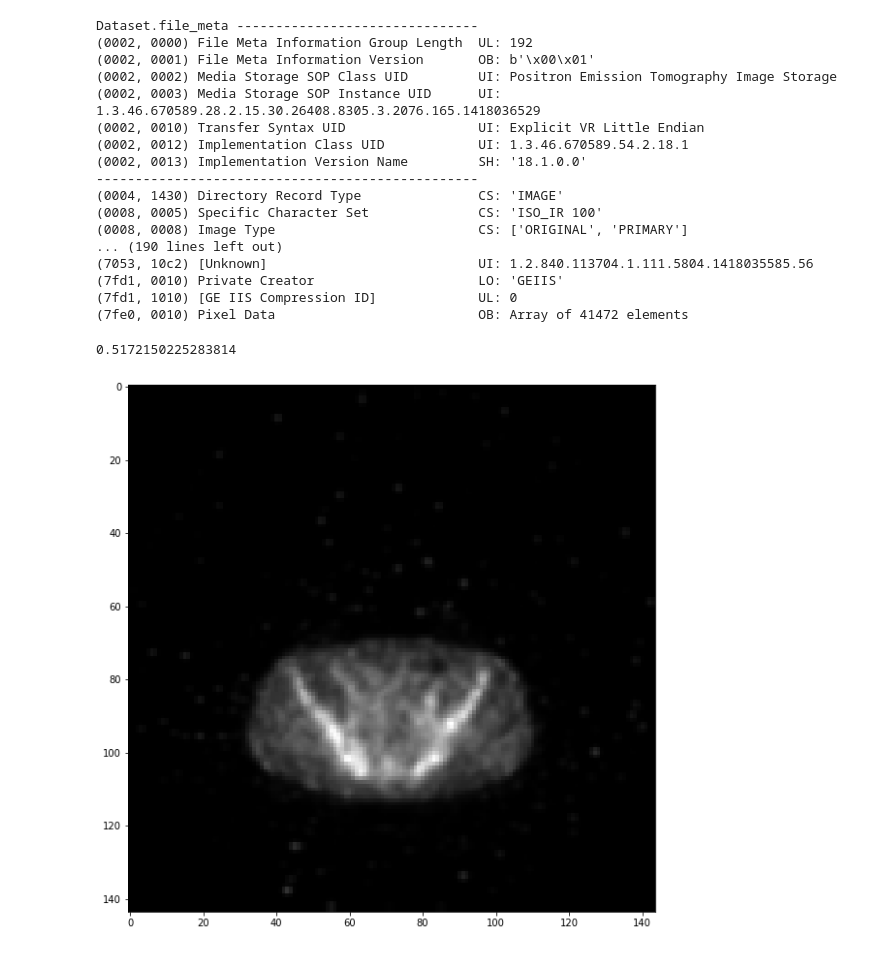
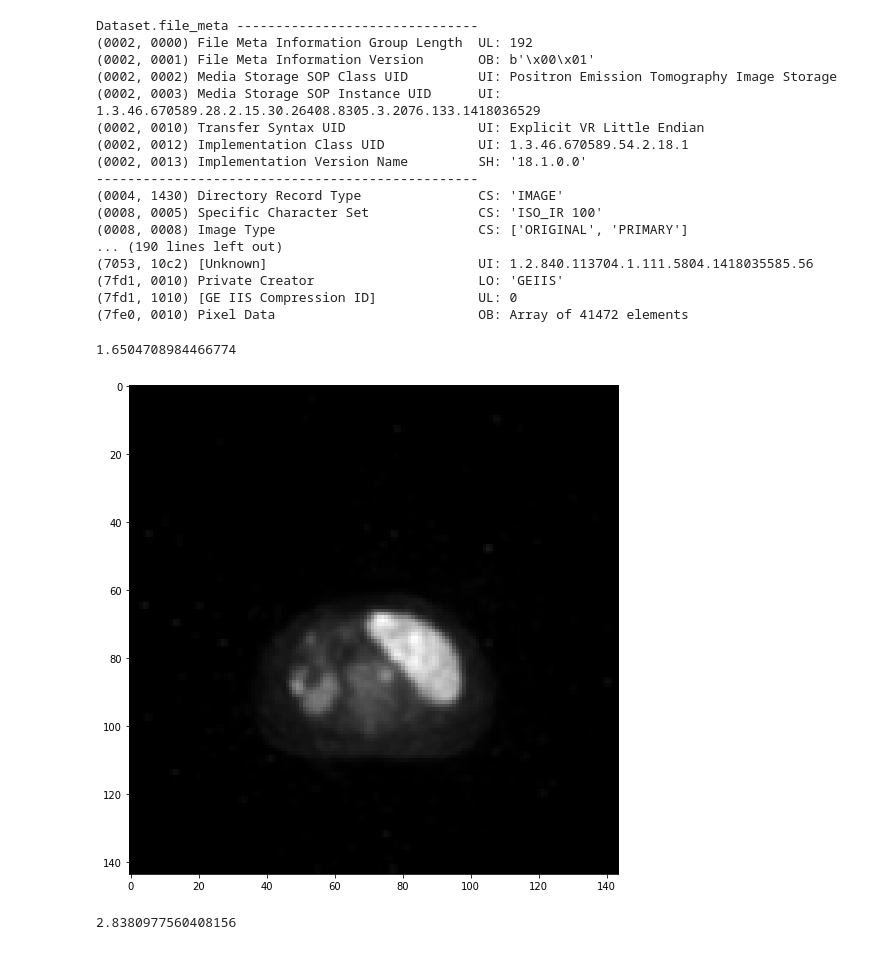
Before and after one commit to iitb-research-code/pet-ct-suv-spear, a Jupyter notebook: example_compute_suv.ipynb, the cells around one changed output. Saved outputs shown, nothing was run; the diff lists cells and outputs as text; code cells hidden in the pictures.

```diff
--- a/example_compute_suv.ipynb
+++ b/example_compute_suv.ipynb
@@ -6,7 +6,7 @@ import datetime
 import traceback
 import matplotlib.pyplot as plt
 # %%
-file_path = 'dicom_files/Image0023.dcm'
+file_path = 'dicom_files/Image0100.dcm'
 # %%
 df = pydicom.dcmread(file_path)
 # %%
@@ -16,7 +16,7 @@ Dataset.file_meta -------------------------------
 (0002, 0000) File Meta Information Group Length  UL: 192
 (0002, 0001) File Meta Information Version       OB: b'\x00\x01'
 (0002, 0002) Media Storage SOP Class UID         UI: Positron Emission Tomography Image Storage
-(0002, 0003) Media Storage SOP Instance UID      UI: 1.3.46.670589.28.2.15.30.26408.8305.3.2076.165.1418036529
+(0002, 0003) Media Storage SOP Instance UID      UI: 1.3.46.670589.28.2.15.30.26408.8305.3.2076.133.1418036529
 (0002, 0010) Transfer Syntax UID                 UI: Explicit VR Little Endian
 (0002, 0012) Implementation Class UID            UI: 1.3.46.670589.54.2.18.1
 (0002, 0013) Implementation Version Name         SH: '18.1.0.0'
@@ -89,13 +89,14 @@ suv = raw * weight_grams / injected_dose_decay
 # Max SUV
 np.max(suv)
 # %% [output]
-0.5172150225283814
+1.6504708984466774
 # %%
-plt.figure(figsize=(10, 10))
+plt.figure(figsize=(9, 9))
 plt.imshow(suv, cmap='gray')
 plt.show()
+plt.imsave('sample_image.jpg', suv)
 # %% [output]
-[figure, old version]
+[figure, new version]
 # %%
 def get_suv_max(dicom_file_path):
 
@@ -166,3 +167,5 @@ for i in range(len(dicom_files)):
     suv_arr.append(get_suv_max(f'dicom_files/{dicom_files[i]}'))
 # %%
 np.max(suv_arr)
+# %% [output]
+2.8380977560408156
```
Also changed, not shown: 6 other files.
